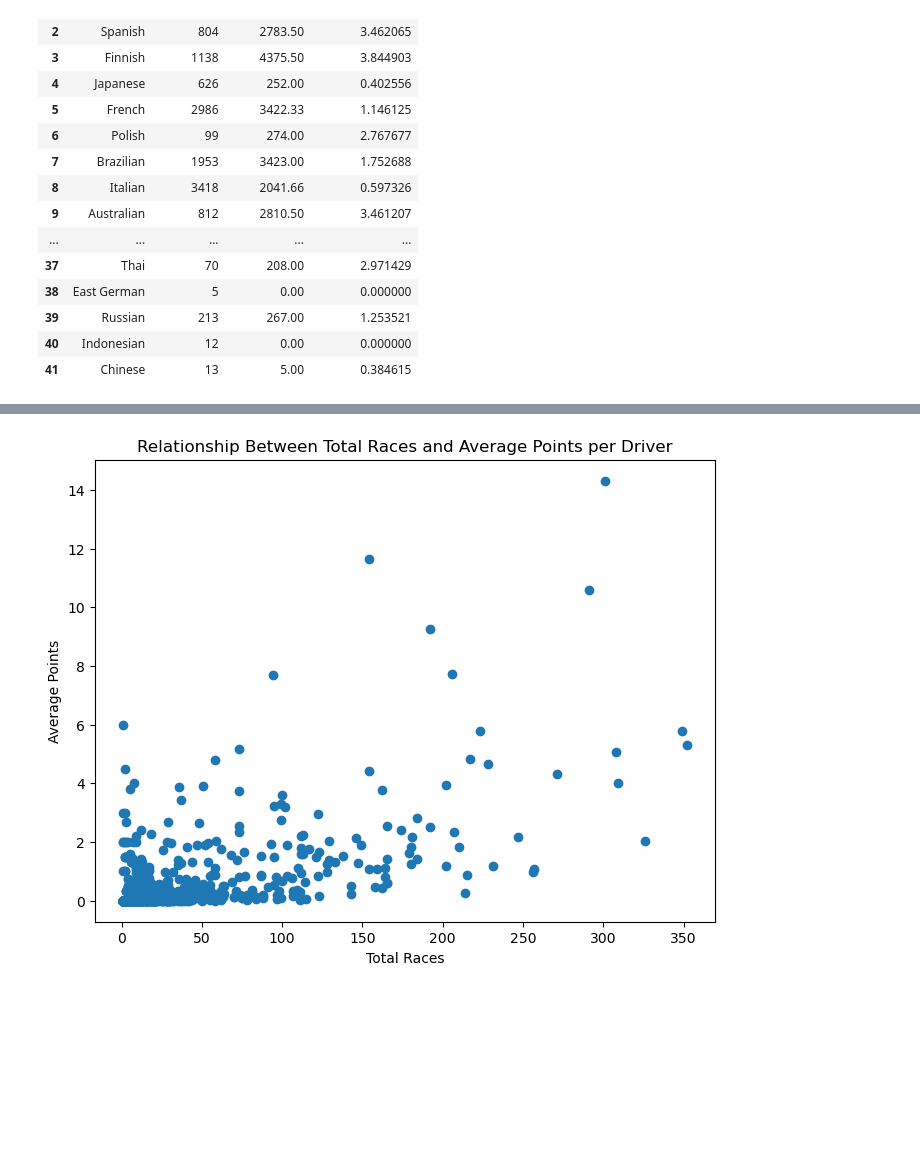
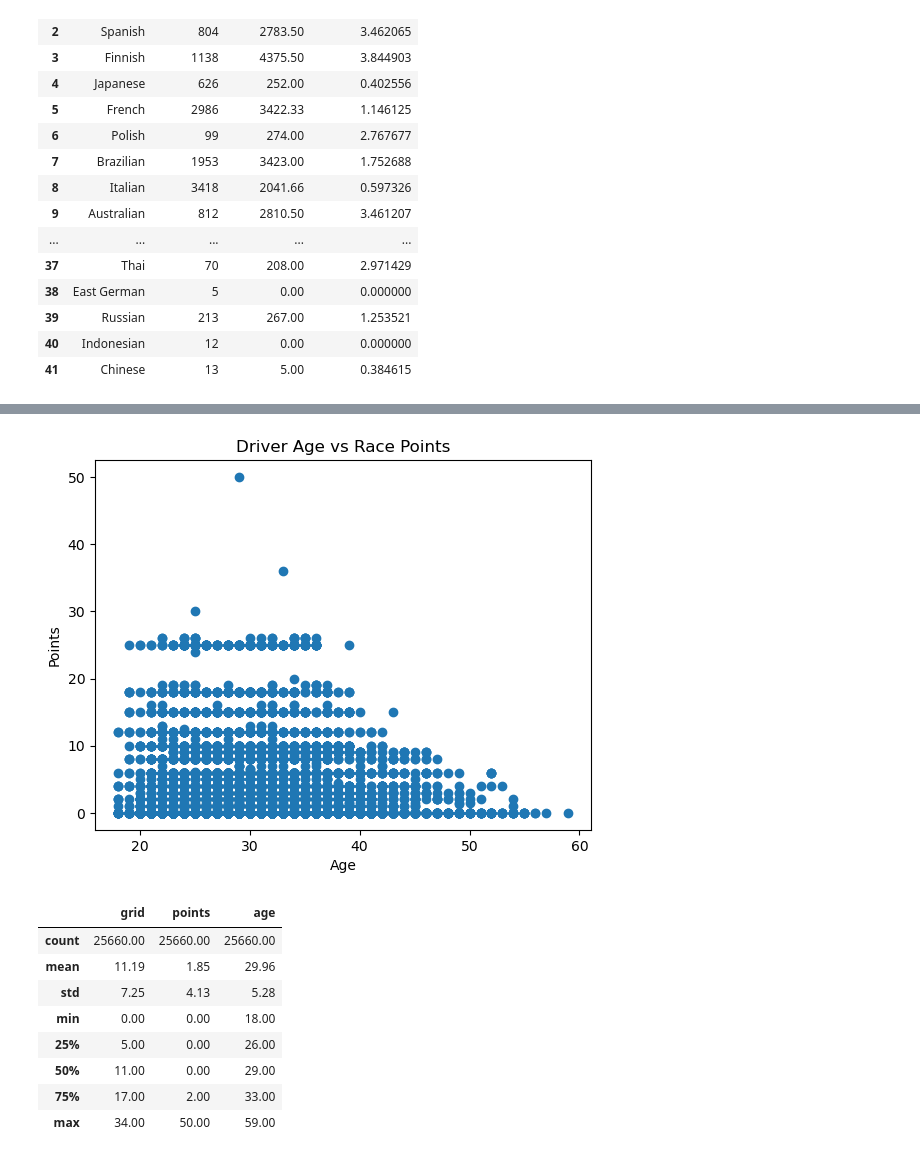
Before and after one commit to Ashley822/datasci151_final_project, a Jupyter notebook: cleaning_and_merging.ipynb, the cells around one changed output, grey strips where cells are left out. Cells and saved outputs as stored; diff of their text form; code cells hidden in the pictures; blank space fills up the shorter version.

```diff
--- a/cleaning_and_merging.ipynb
+++ b/cleaning_and_merging.ipynb
@@ -211,3 +211,8 @@ display(df_merged)
 | 25658 | 25664 | 1086 | 852 | 213 | 16 | 19 | 0.0 | Yuki | Tsunoda | ... |
 | 25659 | 25665 | 1086 | 822 | 51 | 8 | 20 | 0.0 | Valtteri | Bottas | ... |
 25660 rows × 13 columns
+# %%
+df_merged["dob_year"] = df_merged["dob"].str[0:4]
+df_merged["dob_year"] = pd.to_numeric(df_merged["dob_year"])
+df_merged["age"] = df_merged["year"] - df_merged["dob_year"]
+display(df_merged[["dob", "dob_year", "year", "age"]])
@@ -305,12 +287,22 @@ display(driver_points)
-# %%
-plt.figure(figsize=(8, 6))
-
-plt.scatter(driver_points["total_race"], driver_points["average_points"])
-
-plt.xlabel("Total Races")
-plt.ylabel("Average Points")
-plt.title("Relationship Between Total Races and Average Points per Driver")
-
-plt.show()
-# %% [output]
-[figure, removed]
+# %%
+plt.scatter(df_merged["age"], df_merged["points"])
+
+plt.xlabel("Age")
+plt.ylabel("Points")
+plt.title("Driver Age vs Race Points")
+
+plt.show()
+# %% [output]
+[figure, added]
+# %%
+df_merged[["grid", "points", "age"]].describe().round(2)
+# %% [output]
+|  | grid | points | age |
+| count | 25660.00 | 25660.00 | 25660.00 |
+| mean | 11.19 | 1.85 | 29.96 |
+| std | 7.25 | 4.13 | 5.28 |
+| min | 0.00 | 0.00 | 18.00 |
+| 25% | 5.00 | 0.00 | 26.00 |
+| 50% | 11.00 | 0.00 | 29.00 |
+| 75% | 17.00 | 2.00 | 33.00 |
+| max | 34.00 | 50.00 | 59.00 |
```
Also changed, not shown: parts of 6 cells of this notebook, 1 other file.
